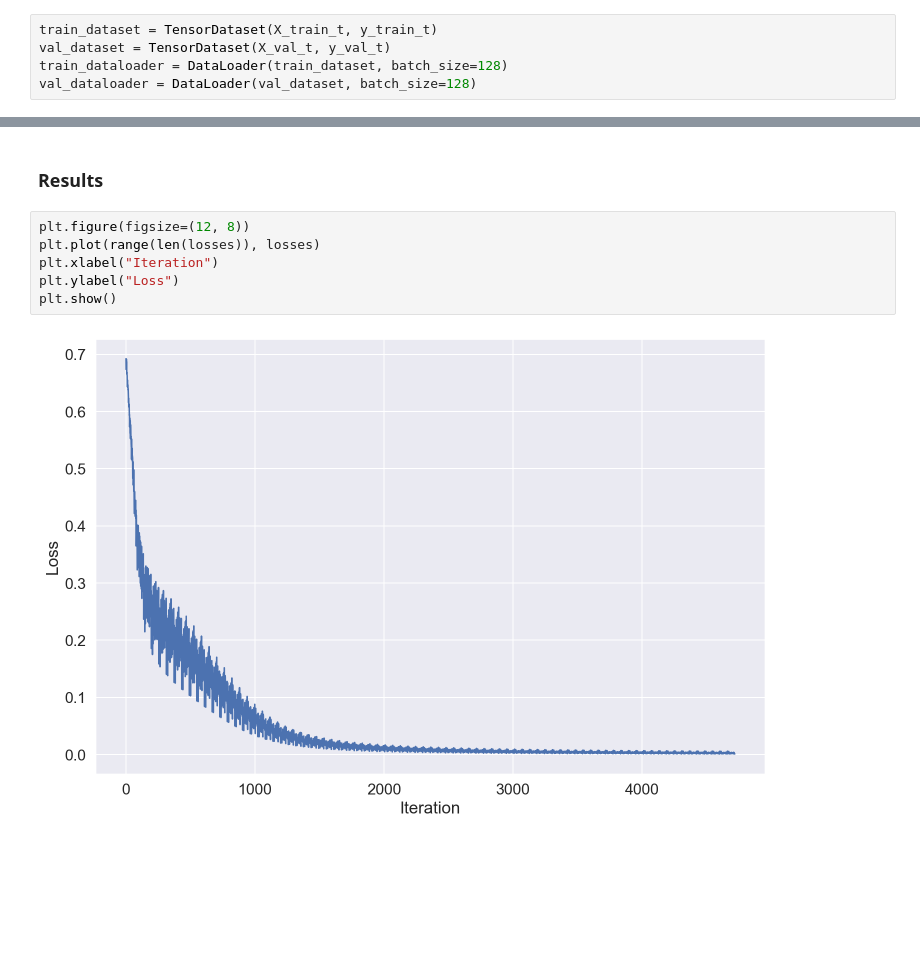
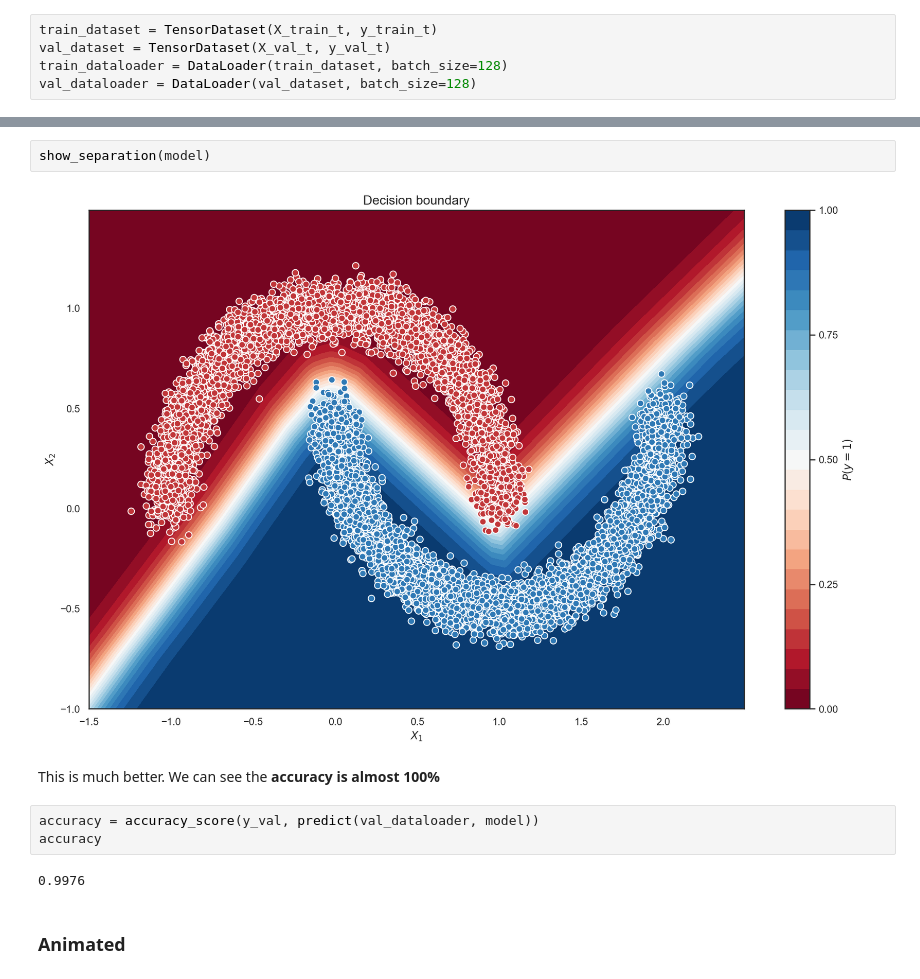
Before and after one commit to barklan/dl_school, a Jupyter notebook: w08 [basic NNs]/simple_sklearn_datasets.ipynb, the cells around one changed output, grey strips where cells are left out. Saved outputs shown, nothing was run; the diff lists cells and outputs as text; blank space fills up the shorter version.

```diff
--- a/w08 [basic NNs]/simple_sklearn_datasets.ipynb
+++ b/w08 [basic NNs]/simple_sklearn_datasets.ipynb
@@ -88,10 +224,13 @@ for epoch in range(max_epochs):
+# %%
+show_separation(model)
+# %% [output]
+[figure, added]
+# %% [markdown]
+This is much better. We can see the **accuracy is almost 100%**
+# %%
+accuracy = accuracy_score(y_val, predict(val_dataloader, model))
+accuracy
+# %% [output]
+0.9976
 # %% [markdown]
-### Results
+### Animated
-# %%
-plt.figure(figsize=(12, 8))
-plt.plot(range(len(losses)), losses)
-plt.xlabel("Iteration")
-plt.ylabel("Loss")
-plt.show()
-# %% [output]
-[figure, removed]
```
Also changed, not shown: parts of 49 cells of this notebook, 8 other files.
